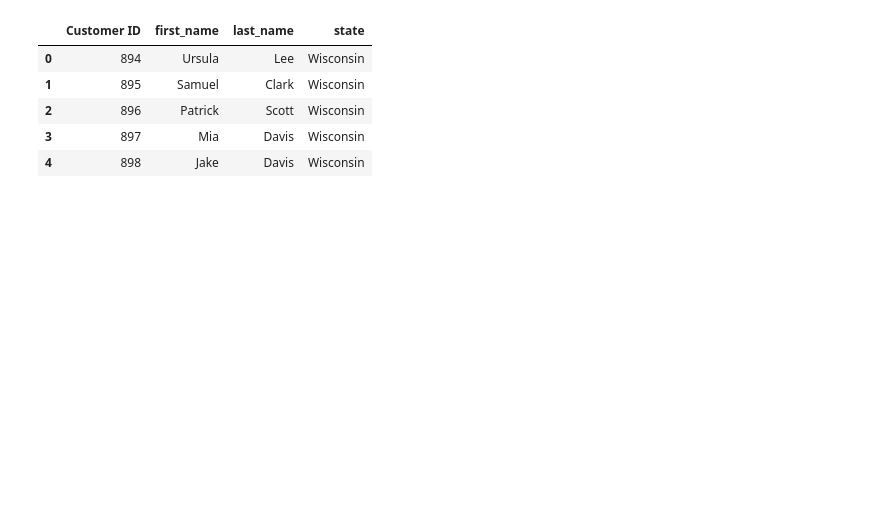
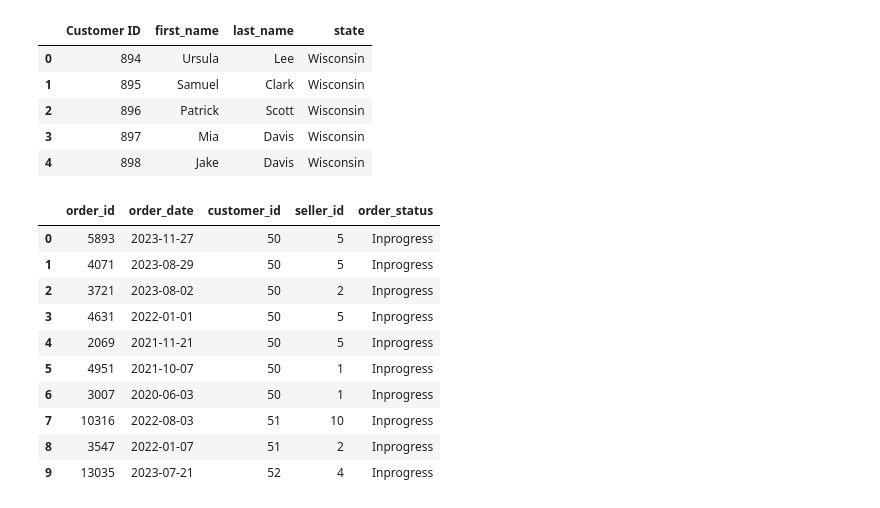
Before and after one commit to rakshamishra54/Amazon_Sales_Analytics, a Jupyter notebook: Amazon_Sales_analytics.ipynb, the cells around one changed output. Drawn from its saved outputs; the diff is of its cells as text; code cells hidden in the pictures; blank space fills up the shorter version.

```diff
--- a/Amazon_Sales_analytics.ipynb
+++ b/Amazon_Sales_analytics.ipynb
@@ -73,3 +127,21 @@ LIMIT 5;
 | 2 | 896 | Patrick | Scott | Wisconsin |
 | 3 | 897 | Mia | Davis | Wisconsin |
 | 4 | 898 | Jake | Davis | Wisconsin |
+# %%
+run("""
+SELECT *
+FROM orders
+LIMIT 10;
+""")
+# %% [output]
+|  | order_id | order_date | customer_id | seller_id | order_status |
+| 0 | 5893 | 2023-11-27 | 50 | 5 | Inprogress |
+| 1 | 4071 | 2023-08-29 | 50 | 5 | Inprogress |
+| 2 | 3721 | 2023-08-02 | 50 | 2 | Inprogress |
+| 3 | 4631 | 2022-01-01 | 50 | 5 | Inprogress |
+| 4 | 2069 | 2021-11-21 | 50 | 5 | Inprogress |
+| 5 | 4951 | 2021-10-07 | 50 | 1 | Inprogress |
+| 6 | 3007 | 2020-06-03 | 50 | 1 | Inprogress |
+| 7 | 10316 | 2022-08-03 | 51 | 10 | Inprogress |
+| 8 | 3547 | 2022-01-07 | 51 | 2 | Inprogress |
+| 9 | 13035 | 2023-07-21 | 52 | 4 | Inprogress |
```
Also changed, not shown: parts of 7 cells of this notebook.
